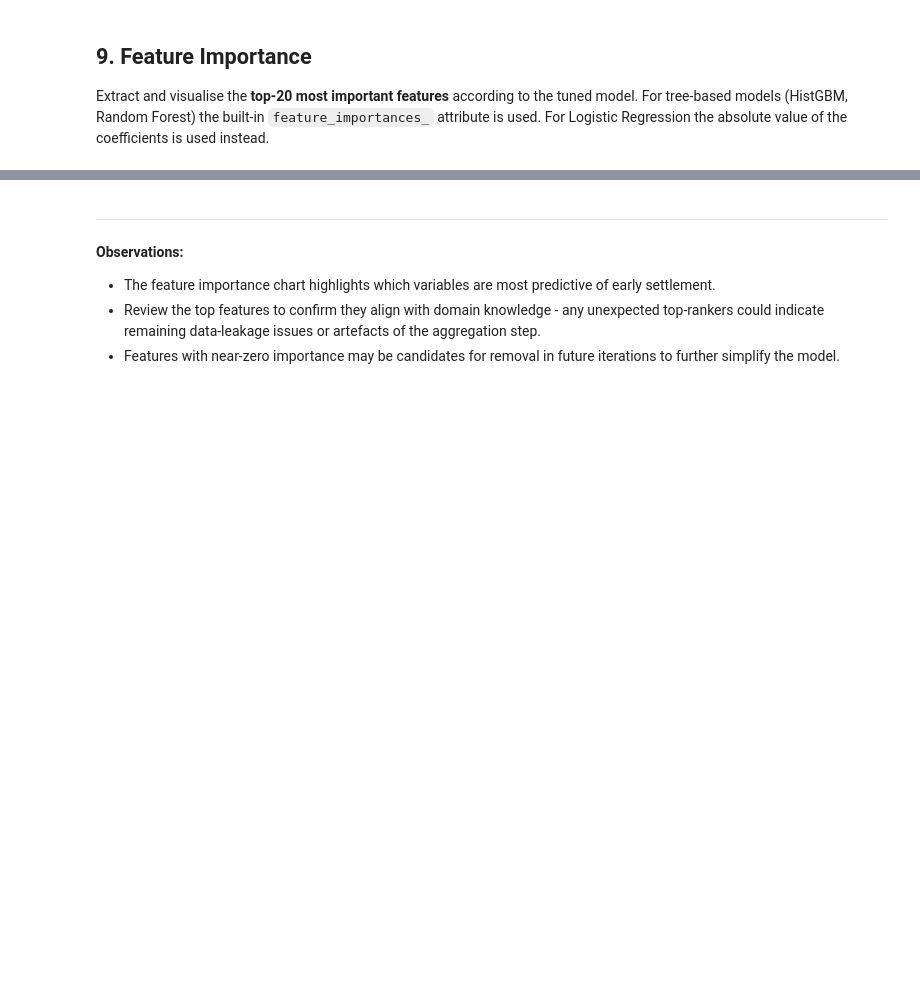
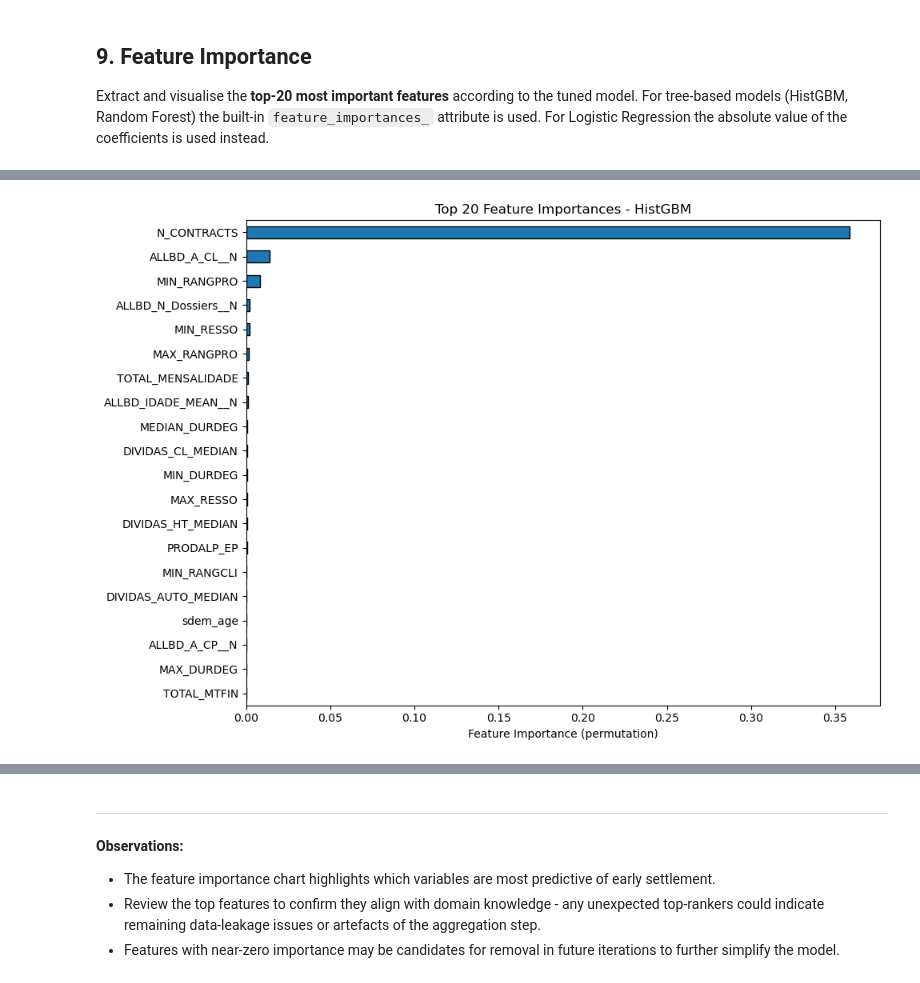
Before and after one commit to RuiSousaFerreiraIMS/Business_Case_BNP, a Jupyter notebook: notebooks/3a)Data_Preprocessing_Models_Churn.ipynb, the cells around one changed output, grey strips where cells are left out. Saved outputs shown, nothing was run; the diff lists cells and outputs as text; code cells hidden in the pictures; blank space fills up the shorter version.

```diff
--- a/notebooks/3a)Data_Preprocessing_Models_Churn.ipynb
+++ b/notebooks/3a)Data_Preprocessing_Models_Churn.ipynb
@@ -641,0 +619,4 @@ weighted avg       0.97      0.98      0.98     13488
+# %%
+# Refit the model on all available data (train + test) for deployment
+deployment_pipe = clone(search.best_estimator_)
+deployment_pipe.fit(X, y)
@@ -719,0 +744,16 @@ MIN_RESSO              -0.003110
+# %%
+# checking which features were selected
+
+selector = deployment_pipe.named_steps["feature_selection"]
+
+print("Selected features:")
+print(selector.selected_features_)
+
+display(
+    selector.feature_audit_
+    .sort_values(["selected_final", "votes"], ascending=[False, False])
+    .head(30)
+)
+
+# number of features selected
+print(f"Number of features selected: {len(selector.selected_features_)}")
@@ -719,0 +781,69 @@ MIN_RESSO              -0.003110
+# %%
+# Feature importances from the fitted best pipeline
+
+# 1) Extract the final fitted classifier
+final_model = best_pipe.named_steps["model"]
+
+# 2) Transform X_test through all steps BEFORE SMOTE/model
+#    We want the exact feature matrix seen by the classifier at prediction time.
+X_test_model = X_test.copy()
+
+for step_name in ["cleaning", "outliers", "imputer", "encoder", "scaler", "feature_selection"]:
+    X_test_model = best_pipe.named_steps[step_name].transform(X_test_model)
+
+# 3) Recover final feature names
+if isinstance(X_test_model, pd.DataFrame):
+    final_feature_names = X_test_model.columns.tolist()
+else:
+    # safety fallback
+    selector = best_pipe.named_steps["feature_selection"]
+    final_feature_names = selector.selected_features_
+    X_test_model = pd.DataFrame(X_test_model, columns=final_feature_names)
+
+# 4) Compute feature importances
+#    - tree models with built-in .feature_importances_
+#    - linear models with .coef_
+#    - otherwise permutation importance on the transformed test set
+
+if hasattr(final_model, "feature_importances_"):
+    importances = final_model.feature_importances_
+    importance_type = "built-in"
+
+elif hasattr(final_model, "coef_"):
+    importances = np.abs(final_model.coef_).ravel()
+    importance_type = "coefficient-based"
+
+else:
+    print("Computing permutation importance (this may take a moment)...")
+    perm_result = permutation_importance(
+        final_model,
+        X_test_model,
+        y_test,
+        n_repeats=10,
+        scoring="roc_auc",
+        random_state=RANDOM_STATE,
+        n_jobs=-1,
+    )
+    importances = perm_result.importances_mean
+    importance_type = "permutation"
+
+print(f"Importance method used: {importance_type}")
+
+# 5) Build ranked importance table
+feat_imp = pd.Series(importances, index=final_feature_names).sort_values(ascending=False)
+
+# 6) Plot top-N features
+TOP_N = 20
+top_features = feat_imp.head(TOP_N)
+
+fig, ax = plt.subplots(figsize=(10, 7))
+top_features.sort_values().plot.barh(ax=ax, edgecolor="black")
+ax.set_xlabel(f"Feature Importance ({importance_type})")
+ax.set_title(f"Top {TOP_N} Feature Importances - {best_model_name}")
+plt.tight_layout()
+plt.show()
+
+# 7) Print full ranking
+print(f"\nAll {len(feat_imp)} selected features ranked by importance:\n")
+print(feat_imp.to_string())
+# %% [output]
@@ -719,0 +852 @@ MIN_RESSO              -0.003110
+[figure, added]
```
Also changed, not shown: parts of 45 cells of this notebook, 3 other files.
